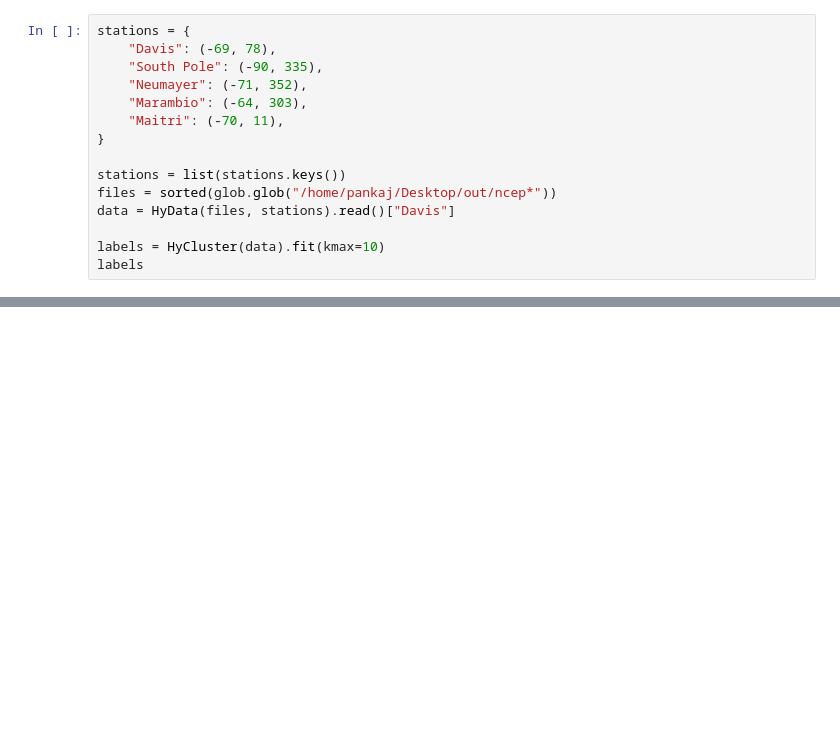
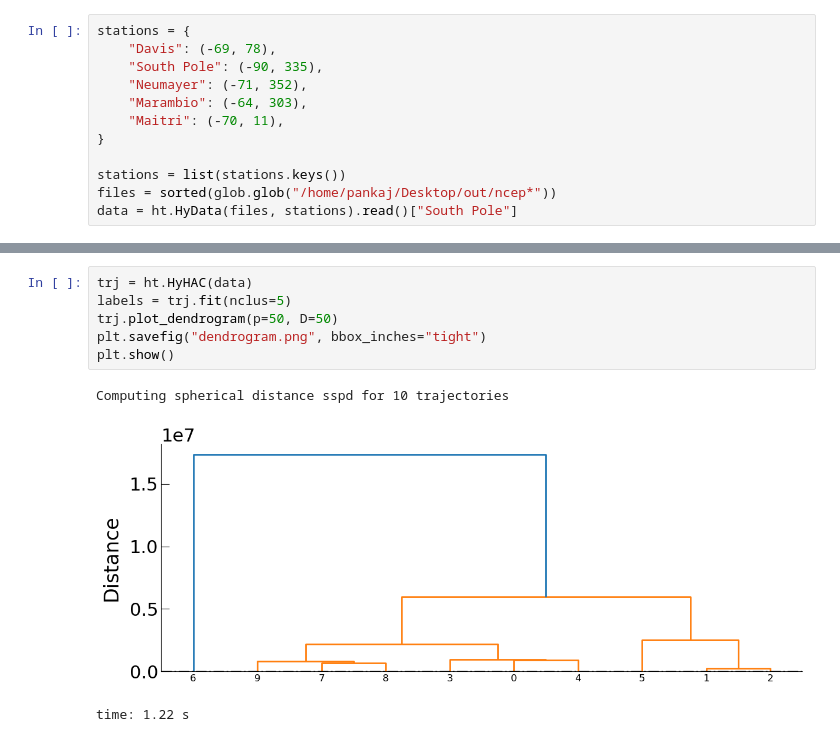
Before and after one commit to pankajkarman/HyTraj, a Jupyter notebook: example4.ipynb, the cells around one changed output, grey strips where cells are left out. Cells and saved outputs as stored; diff of their text form; blank space fills up the shorter version.

```diff
--- a/example4.ipynb
+++ b/example4.ipynb
@@ -19,7 +19,4 @@ stations = {
 
 stations = list(stations.keys())
 files = sorted(glob.glob("/home/pankaj/Desktop/out/ncep*"))
-data = HyData(files, stations).read()["Davis"]
-
-labels = HyCluster(data).fit(kmax=10)
-labels
+data = ht.HyData(files, stations).read()["South Pole"]
@@ -39,0 +28,10 @@ time: 242 ms
+# %%
+trj = ht.HyHAC(data)
+labels = trj.fit(nclus=5)
+trj.plot_dendrogram(p=50, D=50)
+plt.savefig("dendrogram.png", bbox_inches="tight")
+plt.show()
+# %% [output]
+Computing spherical distance sspd for 10 trajectories
+[figure, added]
+time: 1.22 s
```
Also changed, not shown: parts of 5 cells of this notebook, 9 other files.
